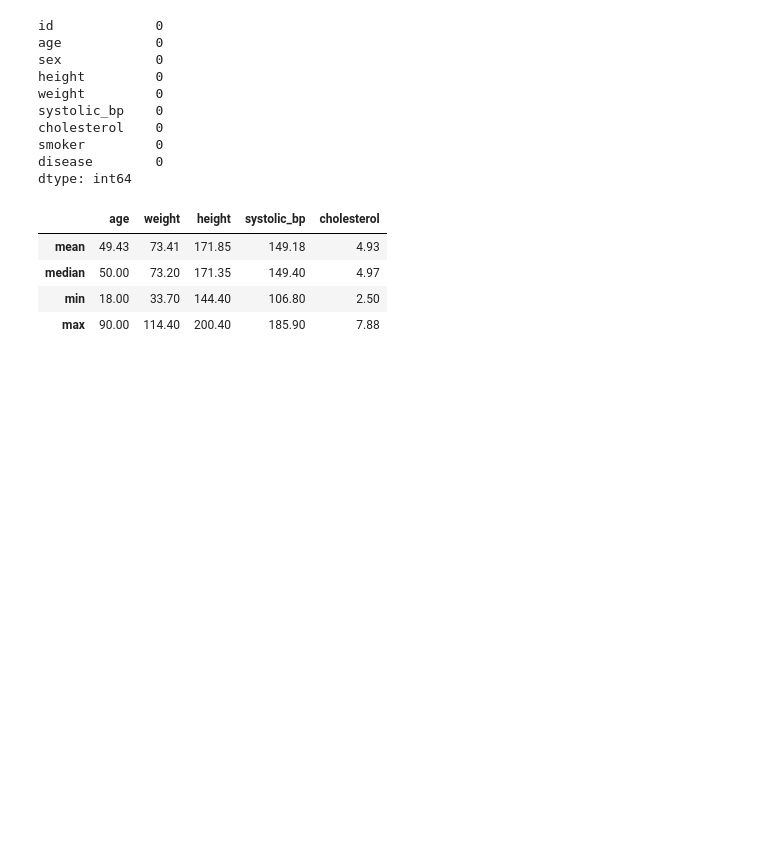
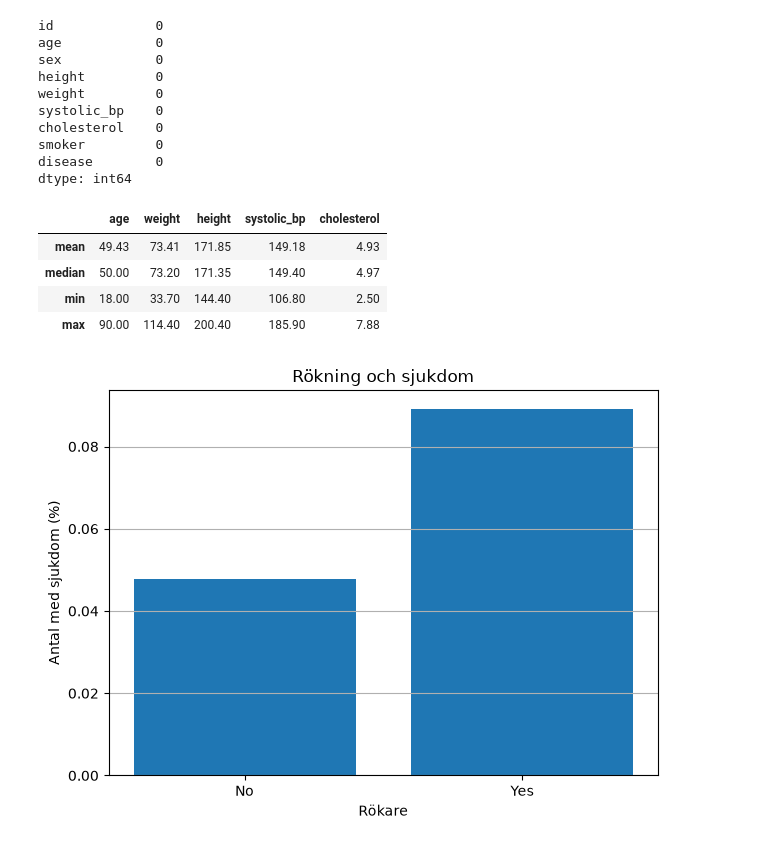
Before and after one commit to Krille1997/H-lsostudie, a Jupyter notebook: Notebook/Report.ipynb, the cells around one changed output. Saved outputs shown, nothing was run; the diff lists cells and outputs as text; code cells hidden in the pictures; blank space fills up the shorter version.

Commit message:
Create figures and requirements.txt

```diff
--- a/Notebook/Report.ipynb
+++ b/Notebook/Report.ipynb
@@ -51,3 +51,18 @@ display(data.round(2))
 | median | 50.00 | 73.20 | 171.35 | 149.40 | 4.97 |
 | min | 18.00 | 33.70 | 144.40 | 106.80 | 2.50 |
 | max | 90.00 | 114.40 | 200.40 | 185.90 | 7.88 |
+# %%
+smoker_disease = df.groupby("smoker")["disease"].mean()
+
+fig, bar = plt.subplots()
+
+bar.bar(smoker_disease.index, smoker_disease.values)
+bar.set_title("Rökning och sjukdom")
+bar.set_xlabel("Rökare")
+bar.set_ylabel("Antal med sjukdom (%)")
+bar.grid(axis="y")
+plt.tight_layout()
+
+fig.savefig("../Figures/smoker_disease.png", dpi=150)
+# %% [output]
+[figure, added]
```
Also changed, not shown: parts of 3 cells of this notebook, 3 other files.
